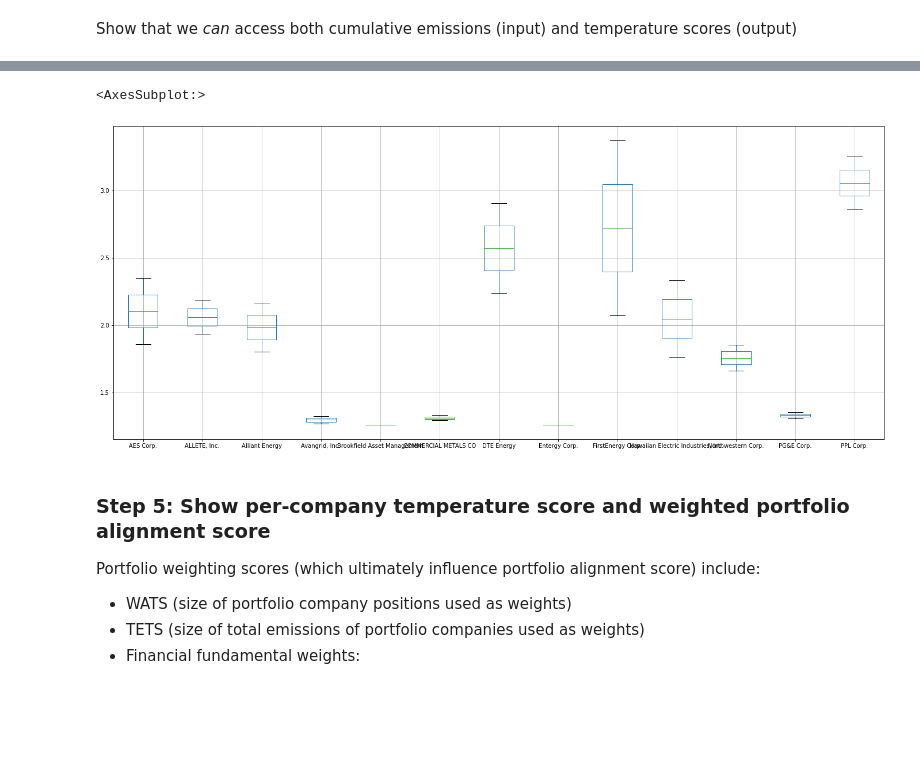
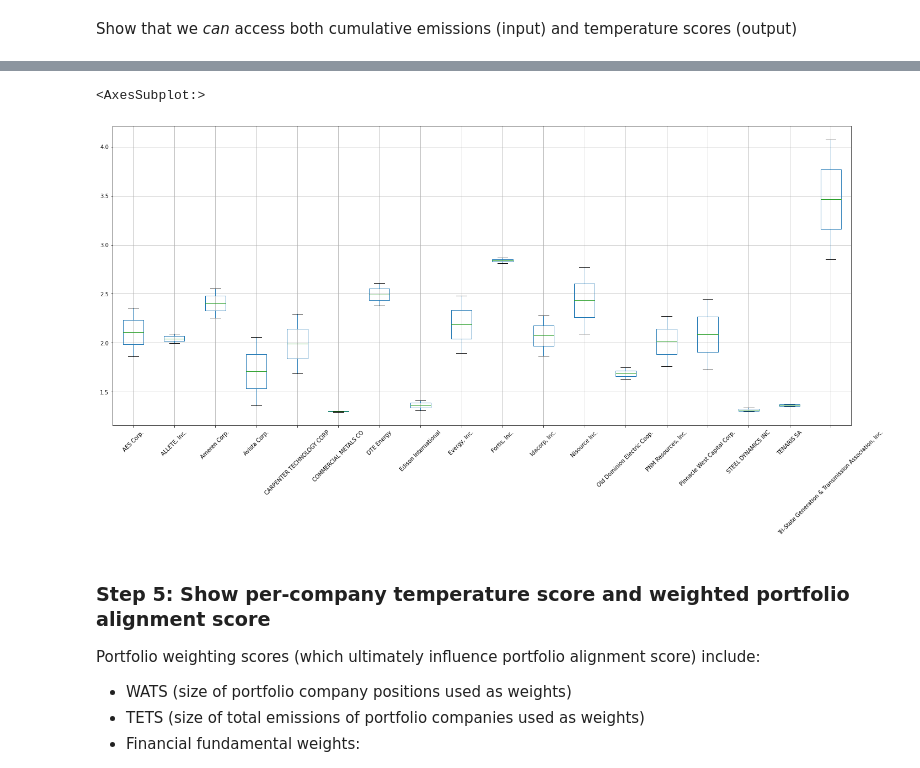
Before and after one commit to os-climate/ITR, a Jupyter notebook: examples/vault_demo_n1.ipynb, the cells around one changed output, grey strips where cells are left out. Saved outputs shown, nothing was run; the diff lists cells and outputs as text; code cells hidden in the pictures; blank space fills up the shorter version.

```diff
--- a/examples/vault_demo_n1.ipynb
+++ b/examples/vault_demo_n1.ipynb
@@ -67,11 +67,11 @@ sqlargs = {
     'auth': trino.auth.JWTAuthentication(os.environ['TRINO_PASSWD_USER2']),
     'http_scheme': 'https',
     'catalog': 'osc_datacommons_dev',
-    'schema': 'demo',
+    'schema': 'demo_dv',
 }
 
 ingest_catalog = 'osc_datacommons_dev'
-ingest_schema = 'demo'
+ingest_schema = 'demo_dv'
 
 engine_quant = create_engine(sqlstring, connect_args = sqlargs)
 print("connecting with engine " + str(engine_quant))
@@ -101,6 +104,34 @@ vault_warehouse.quant_init(engine_quant, company_data=vault_company_data, ingest
+# %%
+# Because this DF comes from reading a Trino table, and because columns must be unqiue, we don't have to enumerate to ensure we properly handle columns with duplicated names
+
+def requantify_df(df: pd.DataFrame) -> pd.DataFrame:
+    units_col = None
+    columns_reversed = reversed(df.columns)
+    for col in columns_reversed:
+        if col.endswith("_units"):
+            if units_col:
+                # We expect _units column to follow a non-units column
+                raise ValueError
+            units_col = col
+            continue
+        if units_col:
+            if col + '_units' != units_col:
+                raise ValueError
+            if (df[units_col]==df[units_col][0]).all():
+                # Make a PintArray
+                new_col = PintArray(df[col], dtype=f"pint[{ureg(df[units_col][0]).u}]")
+            else:
+                # Make a pd.Series of Quantity in a way that does not throw UnitStrippedWarning
+                new_col = pd.Series(data=df[col], name=col) * pd.Series(data=df[units_col].map(lambda x: ureg(x).u), name=col)
+            df = df.drop(columns=units_col)
+            df[col] = new_col
+            units_col = None
+    return df
 # %% [markdown]
 Show that we *can* access both cumulative emissions (input) and temperature scores (output)
 # %%
-temp_score_df = pd.read_sql_table(f"temperature_scores", engine_quant)
+sql_temp_score_df = pd.read_sql_table(f"temperature_scores", engine_quant)
 # %%
-temp_score_df
+temp_score_df = requantify_df(sql_temp_score_df)
+temp_score_df.trajectory_temperature_score = temp_score_df.trajectory_temperature_score.astype('pint[delta_degC]')
+temp_score_df.target_temperature_score = temp_score_df.target_temperature_score.astype('pint[delta_degC]')
@@ -134,9 +140,9 @@ plottable_df
 # %%
 # Must plot the first few columns, but then plot 1/3rd of the companies so as not to over-clutter the graph
-plottable_df.iloc[:, [x for x in list(range(0,2)) + list(range(4,35,3))]].boxplot(figsize=(24,10))
+plottable_df.applymap(lambda x: x.m).iloc[:, [x for x in list(range(0,2)) + list(range(4,52,3))]].boxplot(figsize=(24,10), rot=45)
 # %% [output]
 <AxesSubplot:>
-[figure, old version]
+[figure, new version]
 # %% [markdown]
 ### Step 5: Show per-company temperature score and weighted portfolio alignment score
 
```
Also changed, not shown: parts of 18 cells of this notebook, 5 other files.
